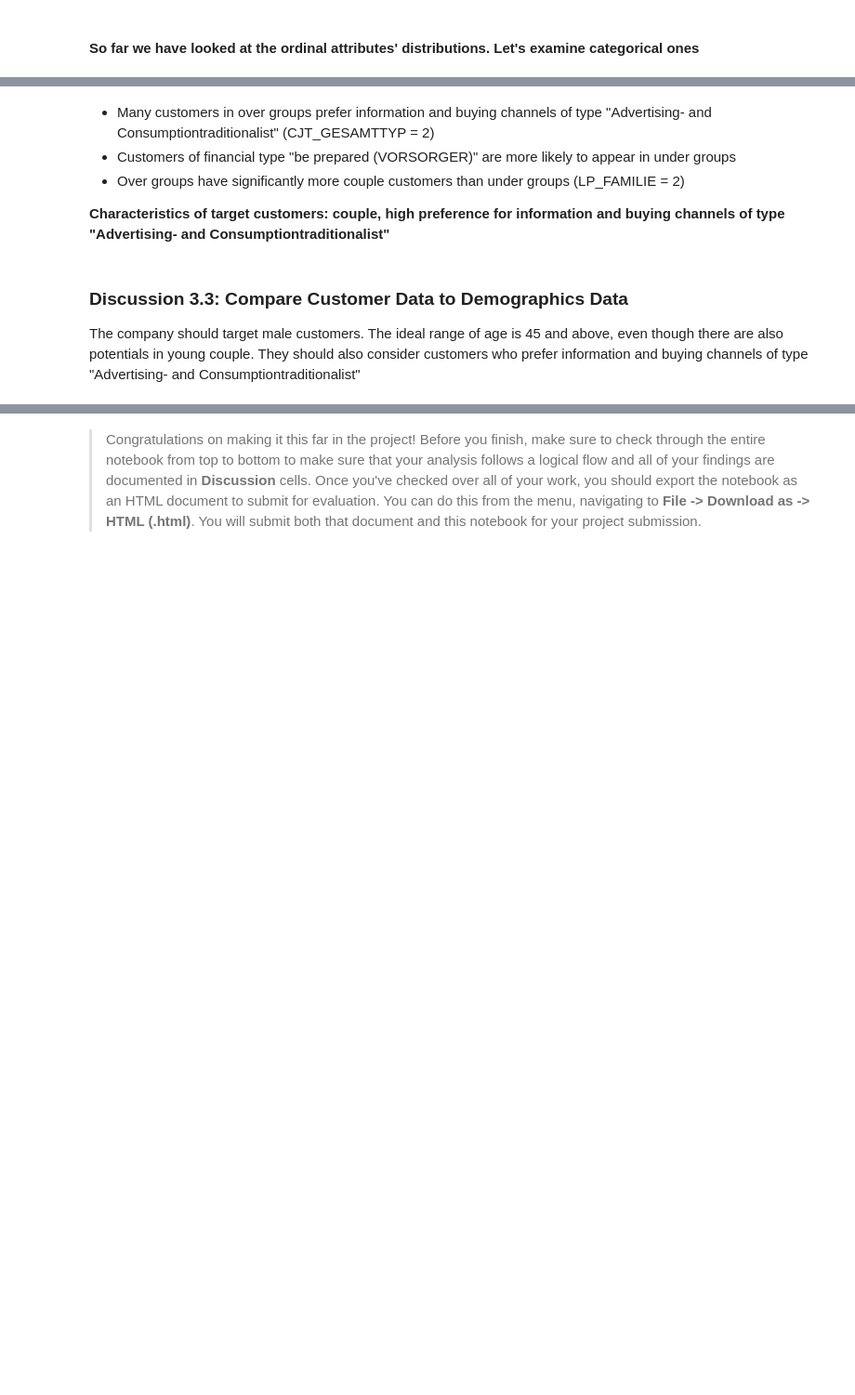
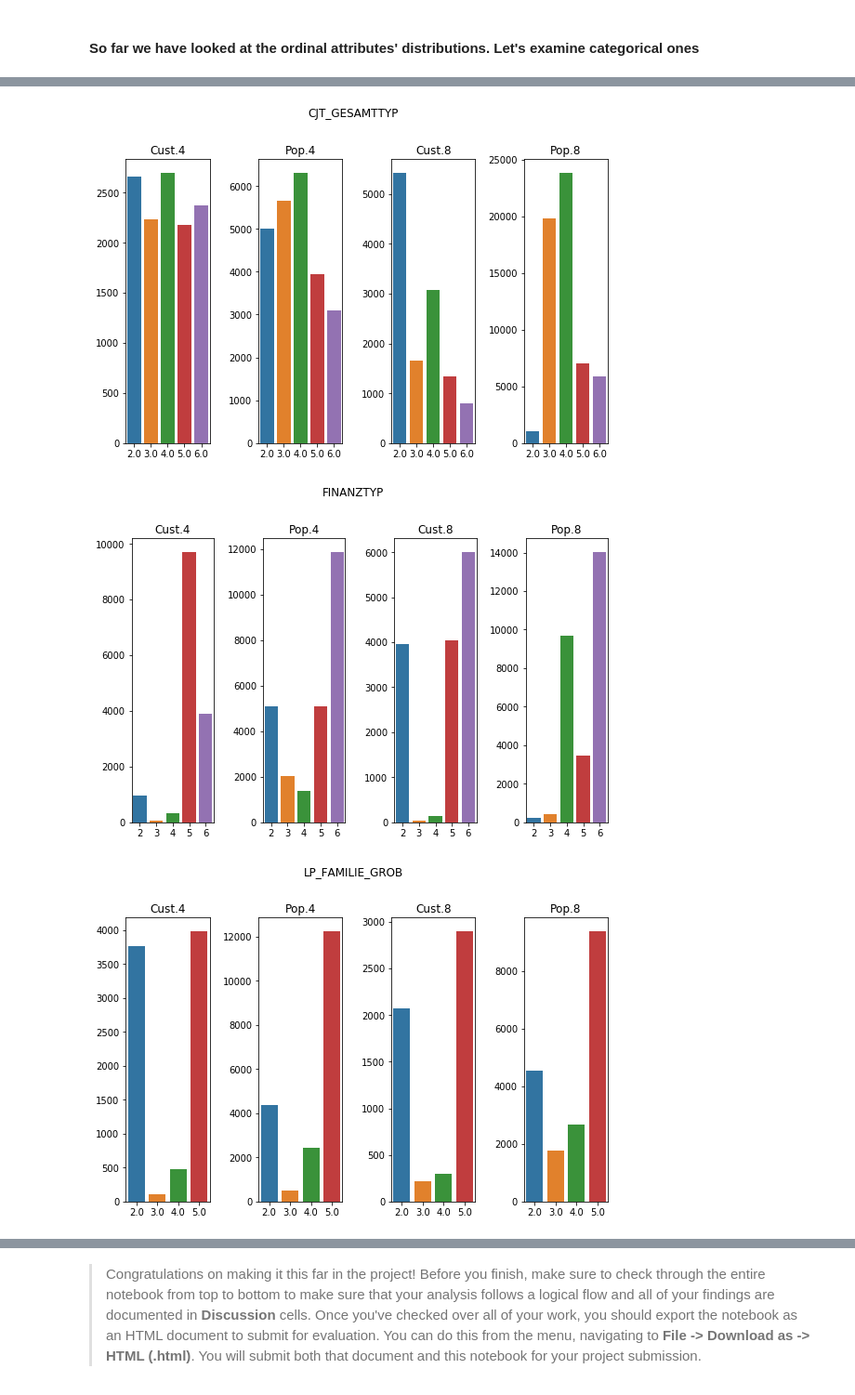
Before and after one commit to Hieuqng/Udacity-s-Data-Scientist-Nano-Degree, a Jupyter notebook: p3_Identify_Customer_Segments/Identify_Customer_Segments.ipynb, the cells around one changed output, grey strips where cells are left out. Shown: that part at 93% size. Cells and saved outputs as stored; diff of their text form; code cells hidden in the pictures; blank space fills up the shorter version.

```diff
--- a/p3_Identify_Customer_Segments/Identify_Customer_Segments.ipynb
+++ b/p3_Identify_Customer_Segments/Identify_Customer_Segments.ipynb
@@ -1024,7 +1062,4 @@ It seems that we can distinguish over- vs. under-represented groups by GREEN_AVA
 # %% [markdown]
 #### So far we have looked at the ordinal attributes' distributions. Let's examine categorical ones
 # %%
-one_hot_cols = ['CJT_GESAMTTYP', 'FINANZTYP', 'LP_FAMILIE_GROB', 'LP_STATUS_GROB', 'ZABEOTYP']
+one_hot_cols = ['CJT_GESAMTTYP', 'FINANZTYP', 'LP_FAMILIE_GROB', 'LP_STATUS_GROB']
-# %%
-for attr in one_hot_cols:
-    plot_one_hot([c4, c5, c0, c1], attr, ['Over', 'Over', 'Under', 'Under'])
@@ -1037,10 +1066,7 @@ for attr in one_hot_cols:
-# %% [markdown]
-- Many customers in over groups prefer information and buying channels of type "Advertising- and Consumptiontraditionalist" (CJT_GESAMTTYP = 2)
-- Customers of financial type "be prepared (VORSORGER)" are more likely to appear in under groups
-- Over groups have significantly more couple customers than under groups (LP_FAMILIE = 2)
-
-**Characteristics of target customers: couple, high preference for information and buying channels of type "Advertising- and Consumptiontraditionalist"**
-# %% [markdown]
-### Discussion 3.3: Compare Customer Data to Demographics Data
-
-The company should target male customers. The ideal range of age is 45 and above, even though there are also potentials in young couple. They should also consider customers who prefer information and buying channels of type "Advertising- and Consumptiontraditionalist"
+# %%
+for attr in one_hot_cols:
+    plot_one_hot([c4, p4, c8, p8], attr, ['Cust.4', 'Pop.4', 'Cust.8', 'Pop.8'])
+# %% [output]
+[figure, added]
+[figure, added]
+[figure, added]
```
Also changed, not shown: parts of 51 cells of this notebook, 1 other file.
